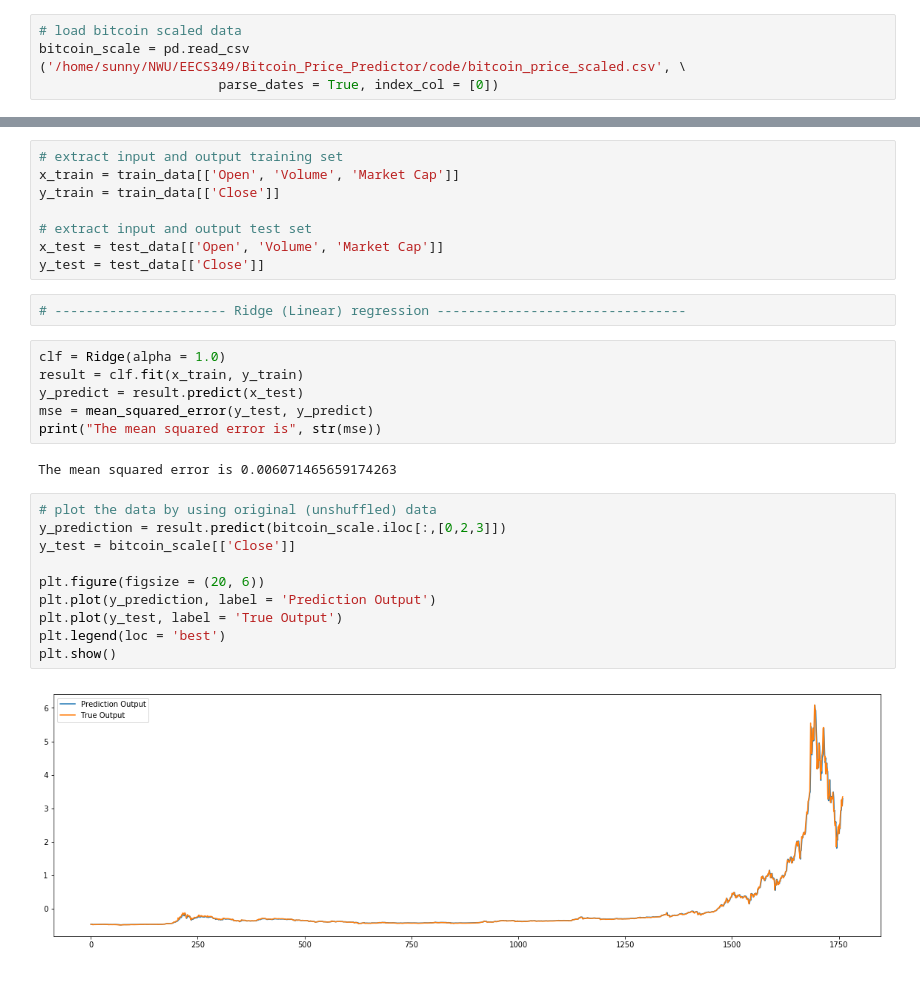
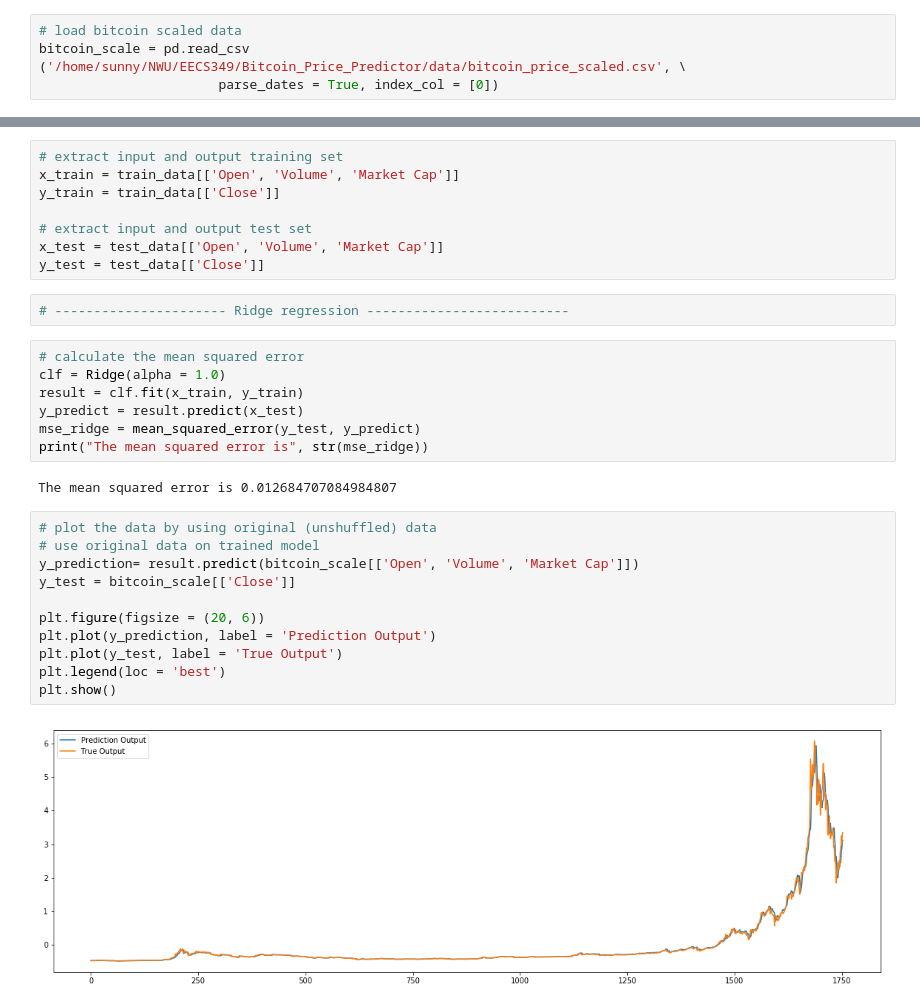
Before and after one commit to meng1994412/Bitcoin_Price_Predictor, a Jupyter notebook: code/Linear_Regression.ipynb, the cells around one changed output, grey strips where cells are left out. Saved outputs shown, nothing was run; the diff lists cells and outputs as text.

Commit message:
linear regression model done

```diff
--- a/code/Linear_Regression.ipynb
+++ b/code/Linear_Regression.ipynb
@@ -10,7 +11,7 @@ pd.set_option('display.max_rows', 15)
 # ------------------------- Load data ----------------------------
 # %%
 # load bitcoin scaled data
-bitcoin_scale = pd.read_csv ('/home/sunny/NWU/EECS349/Bitcoin_Price_Predictor/code/bitcoin_price_scaled.csv', \
+bitcoin_scale = pd.read_csv ('/home/sunny/NWU/EECS349/Bitcoin_Price_Predictor/data/bitcoin_price_scaled.csv', \
                        parse_dates = True, index_col = [0])
 # %%
 # check data
@@ -53,24 +54,26 @@ y_train = train_data[['Close']]
 x_test = test_data[['Open', 'Volume', 'Market Cap']]
 y_test = test_data[['Close']]
 # %%
-# ---------------------- Ridge (Linear) regression --------------------------------
+# ---------------------- Ridge regression --------------------------
 # %%
+# calculate the mean squared error
 clf = Ridge(alpha = 1.0)
 result = clf.fit(x_train, y_train)
 y_predict = result.predict(x_test)
-mse = mean_squared_error(y_test, y_predict)
-print("The mean squared error is", str(mse))
+mse_ridge = mean_squared_error(y_test, y_predict)
+print("The mean squared error is", str(mse_ridge))
 # %% [output]
-The mean squared error is 0.006071465659174263
+The mean squared error is 0.012684707084984807
 # %%
 # plot the data by using original (unshuffled) data
-y_prediction = result.predict(bitcoin_scale.iloc[:,[0,2,3]])
+# use original data on trained model
+y_prediction= result.predict(bitcoin_scale[['Open', 'Volume', 'Market Cap']])
 y_test = bitcoin_scale[['Close']]
 
 plt.figure(figsize = (20, 6))
 plt.plot(y_prediction, label = 'Prediction Output')
 plt.plot(y_test, label = 'True Output')
 plt.legend(loc = 'best')
 plt.show()
 # %% [output]
-[figure, old version]
+[figure, new version]
```
Also changed, not shown: parts of 2 cells of this notebook.
